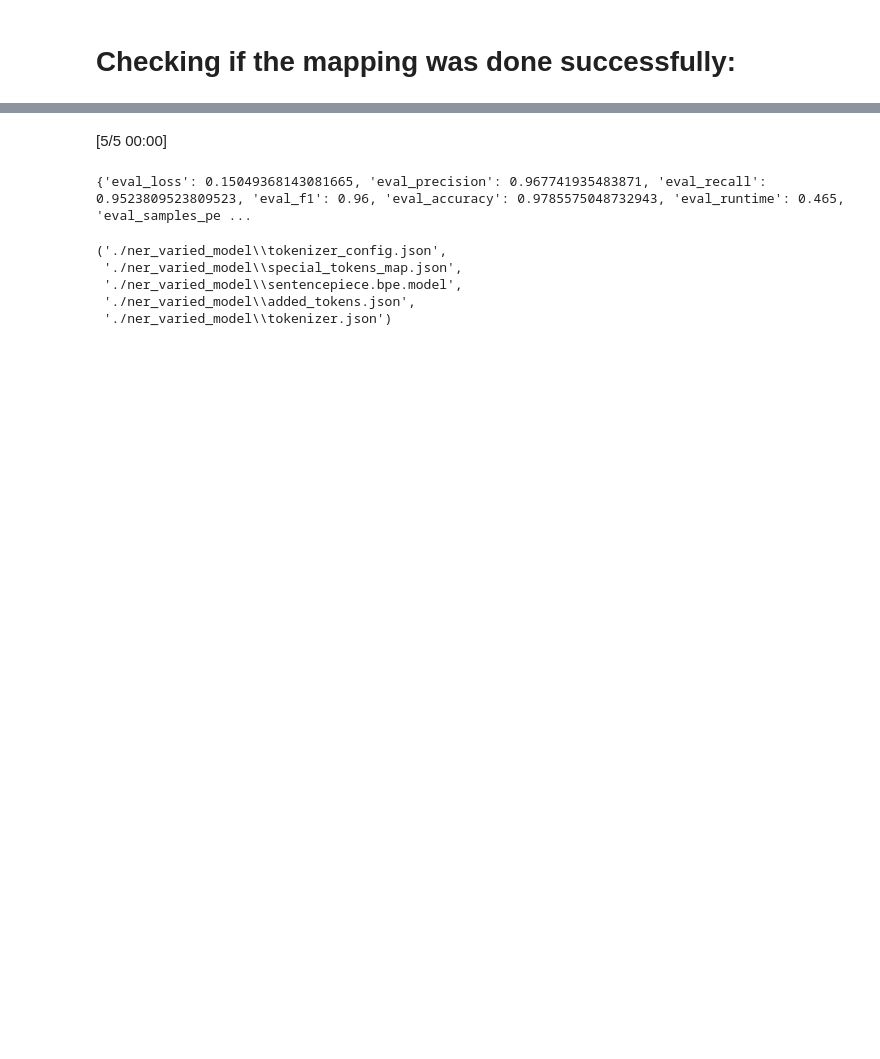
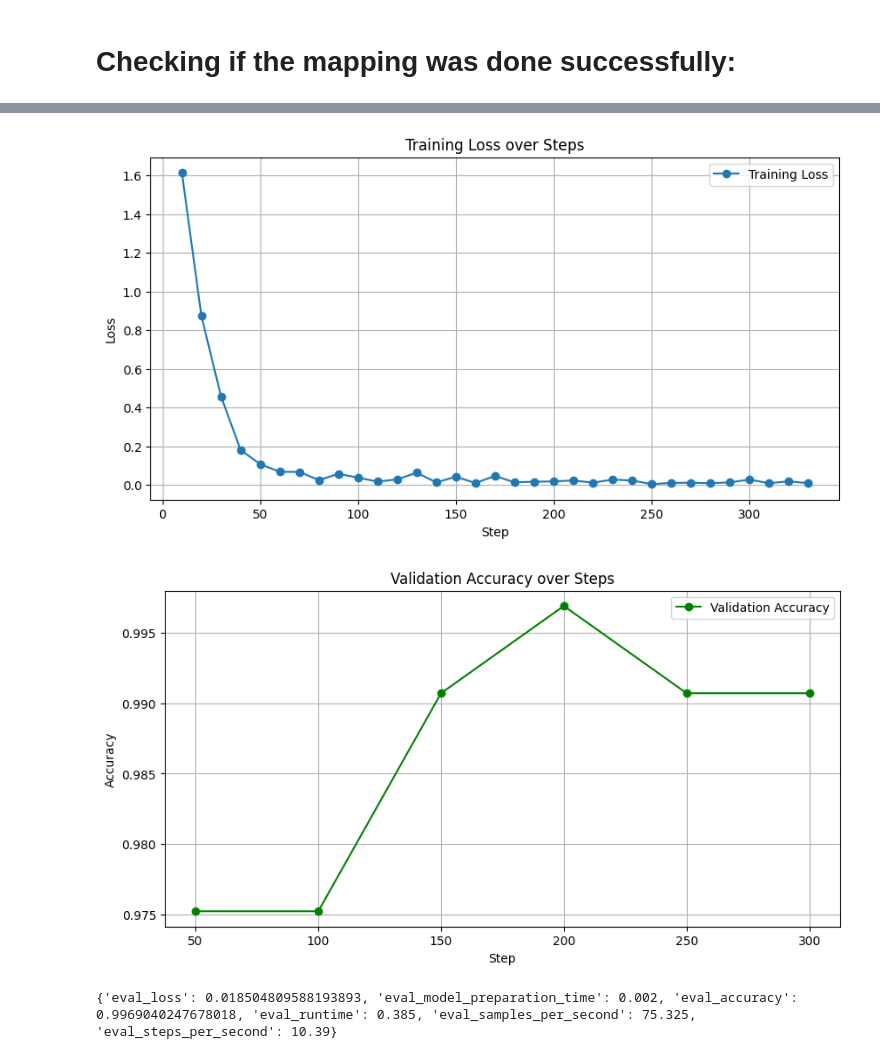
Before and after one commit to ronyzrihen/ner-intent-model, a Jupyter notebook: ner_model_trainer.ipynb, the cells around one changed output, grey strips where cells are left out. Drawn from its saved outputs; the diff is of its cells as text; code cells hidden in the pictures; blank space fills up the shorter version.

```diff
--- a/ner_model_trainer.ipynb
+++ b/ner_model_trainer.ipynb
@@ -216,37 +255,36 @@ Requirement already satisfied: six>=1.5 in .\venv\lib\site-packages (from python
-# %%
-import numpy as np
-import evaluate  # ✅ New library for metrics
-
-# Load the seqeval metric for NER
-metric = evaluate.load("seqeval")
-
-def compute_metrics(p):
-    predictions, labels = p
-    predictions = np.argmax(predictions, axis=2)
-
-    true_labels = [[id2label[l] for l in label if l != -100] for label in labels]
-    true_predictions = [[id2label[p] for p, l in zip(prediction, label) if l != -100] for prediction, label in zip(predictions, labels)]
-
-    results = metric.compute(predictions=true_predictions, references=true_labels)
-    return {
-        "precision": results["overall_precision"],
-        "recall": results["overall_recall"],
-        "f1": results["overall_f1"],
-        "accuracy": results["overall_accuracy"],
-    }
-
-trainer.compute_metrics = compute_metrics
-results = trainer.evaluate()
-print(results)
-# %% [output]
-[5/5 00:00]
-{'eval_loss': 0.15049368143081665, 'eval_precision': 0.967741935483871, 'eval_recall': 0.9523809523809523, 'eval_f1': 0.96, 'eval_accuracy': 0.9785575048732943, 'eval_runtime': 0.465, 'eval_samples_pe ...
-# %%
-trainer.save_model("./ner_varied_model")
-tokenizer.save_pretrained("./ner_varied_model")
-# %% [output]
-('./ner_varied_model\\tokenizer_config.json',
- './ner_varied_model\\special_tokens_map.json',
- './ner_varied_model\\sentencepiece.bpe.model',
- './ner_varied_model\\added_tokens.json',
- './ner_varied_model\\tokenizer.json')
+# %%
+import matplotlib.pyplot as plt
+from transformers import Trainer
+
+# נניח שיש לך את האובייקט trainer אחרי האימון
+logs = trainer.state.log_history
+
+# נפריד את הנתונים
+steps = [log["step"] for log in logs if "loss" in log]
+train_loss = [log["loss"] for log in logs if "loss" in log]
+
+val_steps = [log["step"] for log in logs if "eval_accuracy" in log]
+val_accuracy = [log["eval_accuracy"] for log in logs if "eval_accuracy" in log]
+
+# גרף 1 – Training Loss
+plt.figure(figsize=(10,5))
+plt.plot(steps, train_loss, label="Training Loss", marker="o")
+plt.xlabel("Step")
+plt.ylabel("Loss")
+plt.title("Training Loss over Steps")
+plt.grid(True)
+plt.legend()
+plt.show()
+
+# גרף 2 – Validation Accuracy
+plt.figure(figsize=(10,5))
+plt.plot(val_steps, val_accuracy, label="Validation Accuracy", color="green", marker="o")
+plt.xlabel("Step")
+plt.ylabel("Accuracy")
+plt.title("Validation Accuracy over Steps")
+plt.grid(True)
+plt.legend()
+plt.show()
+# %% [output]
+[figure, added]
+[figure, added]
@@ -252,0 +313,5 @@ tokenizer.save_pretrained("./ner_varied_model")
+# %%
+results = trainer.evaluate()
+print(results)
+# %% [output]
+{'eval_loss': 0.018504809588193893, 'eval_model_preparation_time': 0.002, 'eval_accuracy': 0.9969040247678018, 'eval_runtime': 0.385, 'eval_samples_per_second': 75.325, 'eval_steps_per_second': 10.39}
```
Also changed, not shown: parts of 30 cells of this notebook.
